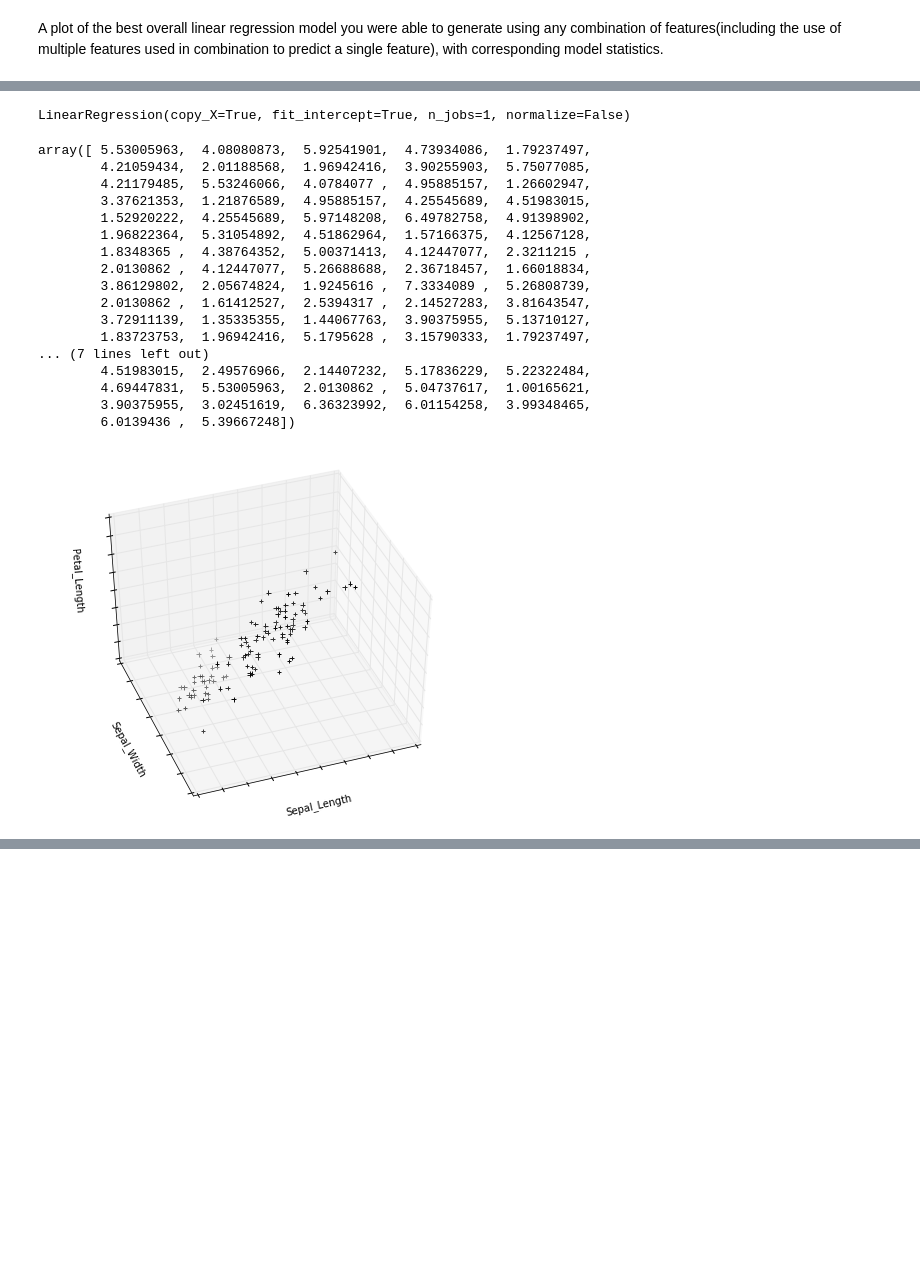
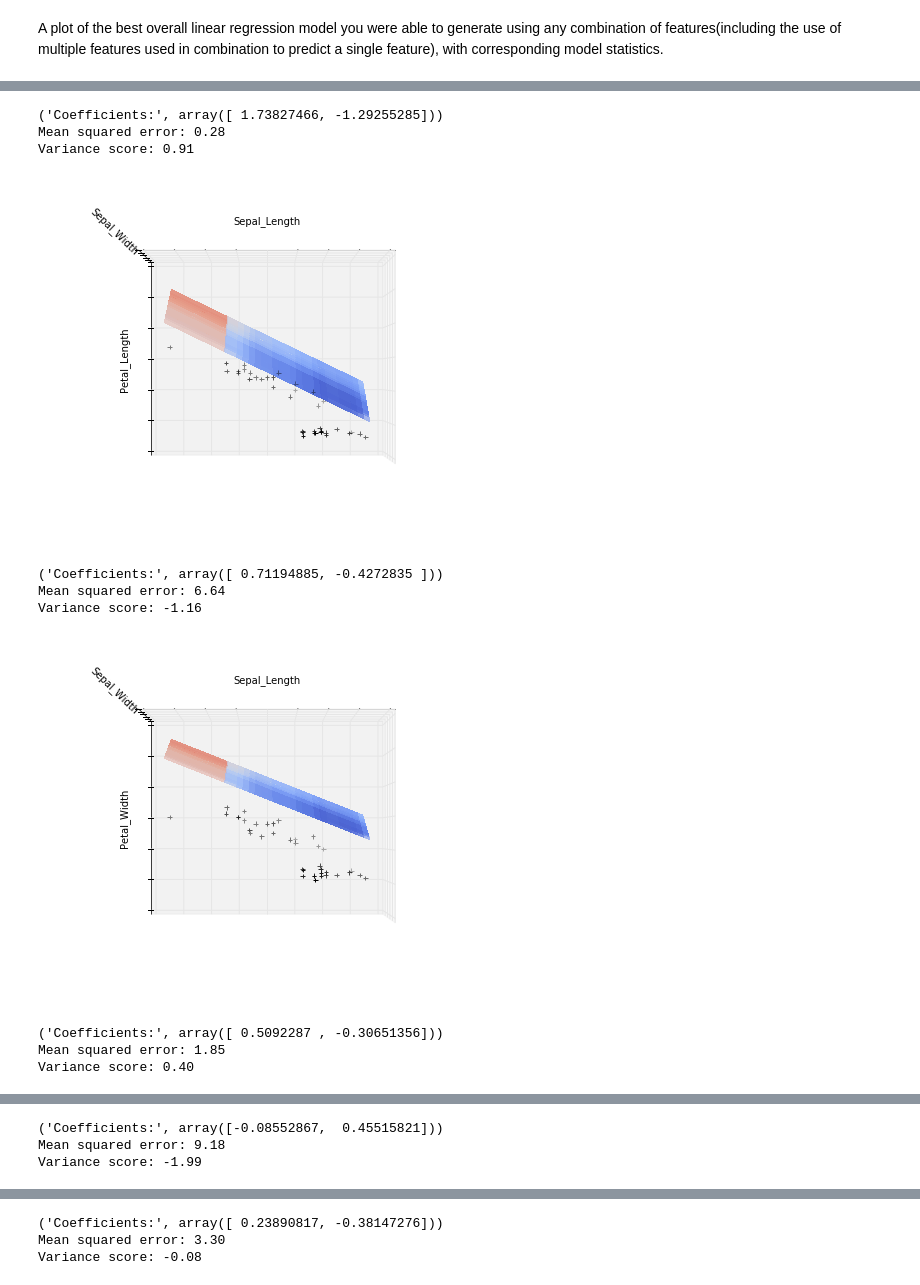
Before and after one commit to Shivam101/cs6220, a Jupyter notebook: assignment_06.ipynb, the cells around one changed output, grey strips where cells are left out. Drawn from its saved outputs; the diff is of its cells as text; code cells hidden in the pictures; blank space fills up the shorter version.

Commit message:
assignment 06 work on combination prediction

```diff
--- a/assignment_06.ipynb
+++ b/assignment_06.ipynb
@@ -195,25 +196,7 @@ LinearRegression(copy_X=True, fit_intercept=True, n_jobs=1, normalize=False)
 # %%
-ols
+ols = linear_model.LinearRegression()
-# %% [output]
-LinearRegression(copy_X=True, fit_intercept=True, n_jobs=1, normalize=False)
-# %%
-ols.predict(test.ix[:,(0,1)])
-# %% [output]
-array([ 5.53005963,  4.08080873,  5.92541901,  4.73934086,  1.79237497,
-        4.21059434,  2.01188568,  1.96942416,  3.90255903,  5.75077085,
-        4.21179485,  5.53246066,  4.0784077 ,  4.95885157,  1.26602947,
-        3.37621353,  1.21876589,  4.95885157,  4.25545689,  4.51983015,
-        1.52920222,  4.25545689,  5.97148208,  6.49782758,  4.91398902,
-        1.96822364,  5.31054892,  4.51862964,  1.57166375,  4.12567128,
-        1.8348365 ,  4.38764352,  5.00371413,  4.12447077,  2.3211215 ,
-        2.0130862 ,  4.12447077,  5.26688688,  2.36718457,  1.66018834,
-        3.86129802,  2.05674824,  1.9245616 ,  7.3334089 ,  5.26808739,
-        2.0130862 ,  1.61412527,  2.5394317 ,  2.14527283,  3.81643547,
-        3.72911139,  1.35335355,  1.44067763,  3.90375955,  5.13710127,
-        1.83723753,  1.96942416,  5.1795628 ,  3.15790333,  1.79237497,
-... (7 lines left out)
-        4.51983015,  2.49576966,  2.14407232,  5.17836229,  5.22322484,
-        4.69447831,  5.53005963,  2.0130862 ,  5.04737617,  1.00165621,
-        3.90375955,  3.02451619,  6.36323992,  6.01154258,  3.99348465,
-        6.0139436 ,  5.39667248])
+# %%
+import itertools as iter
+def allCombination(l,nums):
+    return list(iter.permutations(l,nums))
 # %%
@@ -236,9 +246,33 @@ def plot_figs(fig_num, elev, azim, train_X,test_X, clf):
-# %%
-#Generate the three different figures from different views
-elev = 43.5
-azim = -110
-plot_figs(1, elev, azim, train_X,test_X, ols)
-
-plt.show()
-# %% [output]
-[figure, removed]
+# %%
+allCom =  allCombination([0,1,2,3], 3)
+
+finalMSE = float("inf")
+finalCombination = None
+for com in allCom:
+    #Generate the three different figures from different views
+    elev = -.5
+    azim = 90
+    mse,combination = plot_figs(1, elev, azim, train_X,test_X, ols,com)
+    if(mse < finalMSE):
+        finalMSE = mse
+        finalCombination = combination
+    plt.show()
+
+
+print ("smallest MSE in three features combination: %.2f" % finalMSE)
+print (" three features: ", finalCombination )
+print ("feature1: ", features[finalCombination[0]])
+print ("feature2: ", features[finalCombination[1]])
+print ("feature3: ", features[finalCombination[2]])
+# %% [output]
+('Coefficients:', array([ 1.73827466, -1.29255285]))
+Mean squared error: 0.28
+Variance score: 0.91
+[figure, added]
+('Coefficients:', array([ 0.71194885, -0.4272835 ]))
+Mean squared error: 6.64
+Variance score: -1.16
+[figure, added]
+('Coefficients:', array([ 0.5092287 , -0.30651356]))
+Mean squared error: 1.85
+Variance score: 0.40
@@ -244,0 +280,3 @@ plt.show()
+('Coefficients:', array([-0.08552867,  0.45515821]))
+Mean squared error: 9.18
+Variance score: -1.99
@@ -244,0 +284,3 @@ plt.show()
+('Coefficients:', array([ 0.23890817, -0.38147276]))
+Mean squared error: 3.30
+Variance score: -0.08
```
Also changed, not shown: parts of 12 cells of this notebook.
